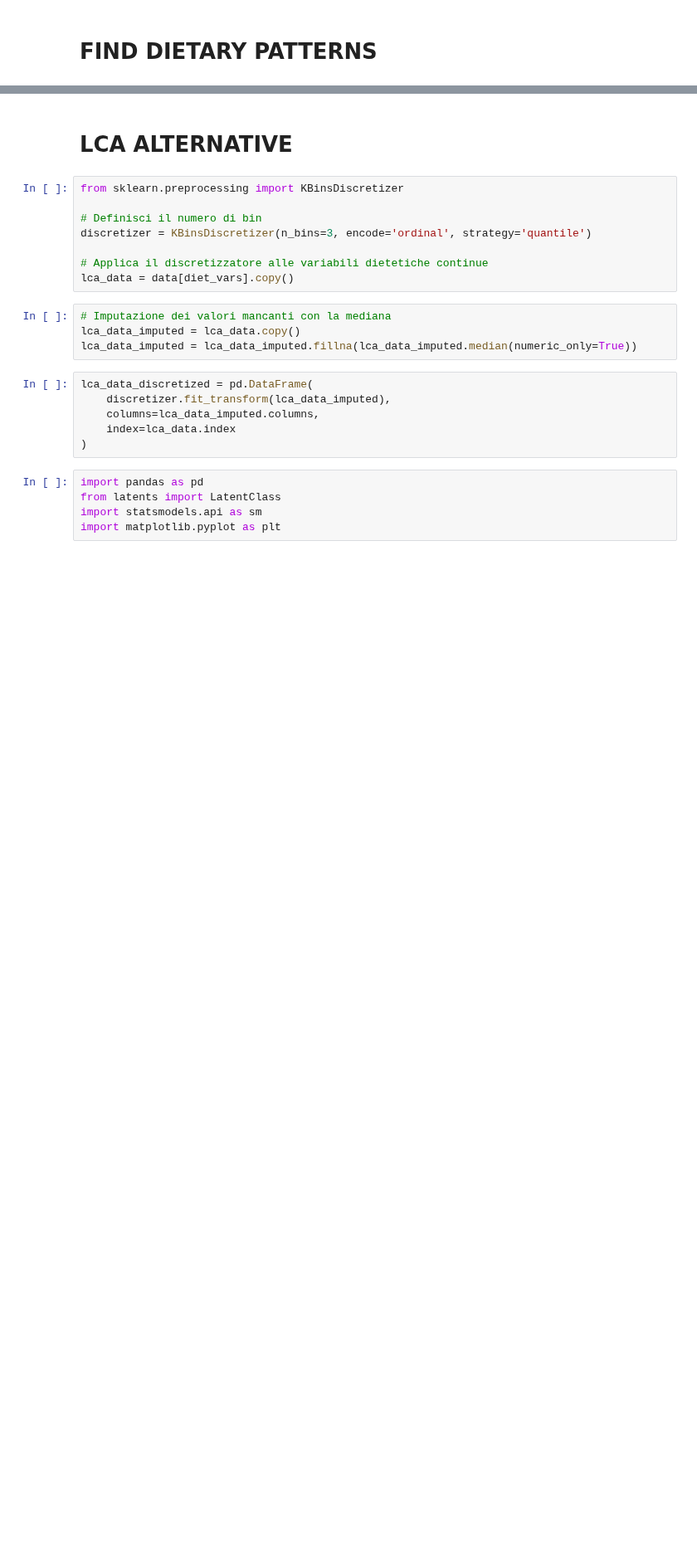
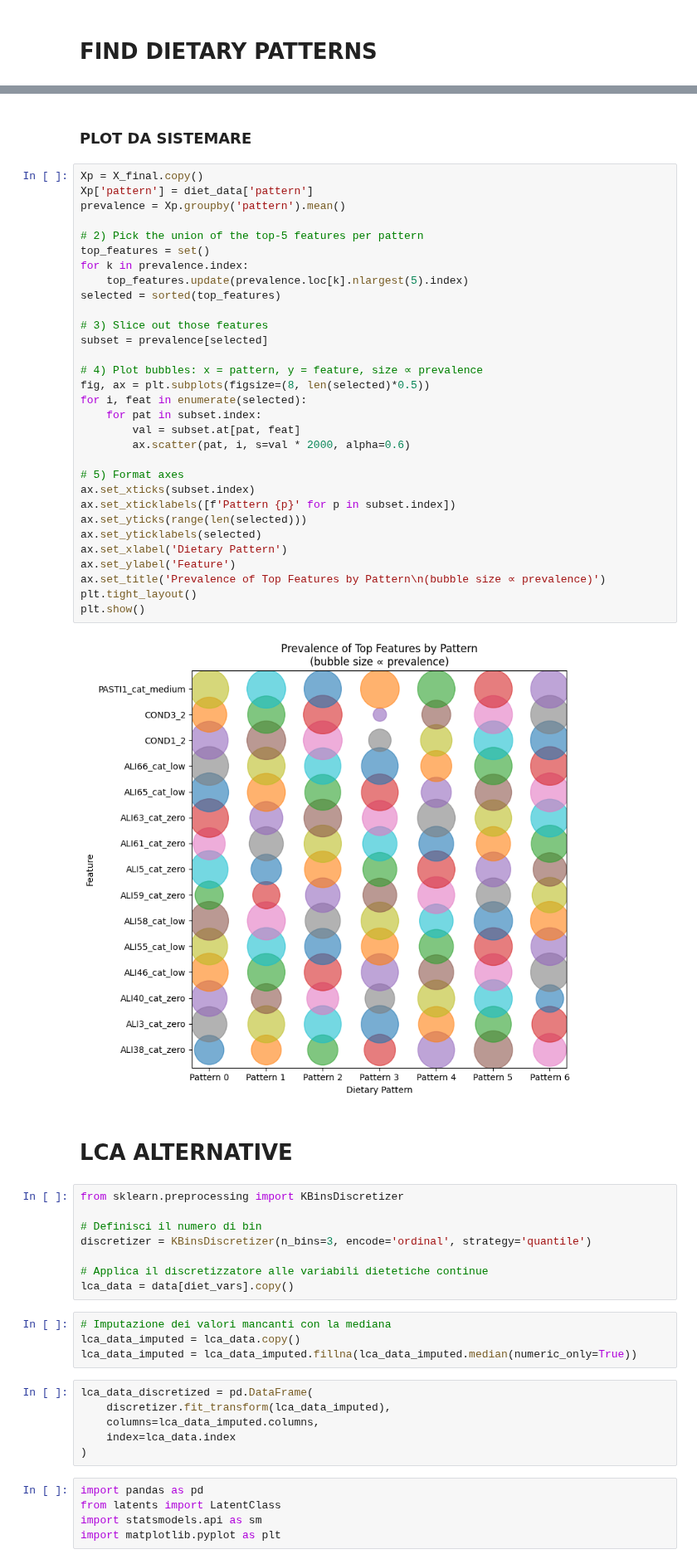
Before and after one commit to Paolaloi/EpidemLab, a Jupyter notebook: PL.ipynb, the cells around one changed output, grey strips where cells are left out. Shown at 83% size. Saved outputs shown, nothing was run; the diff lists cells and outputs as text; blank space fills up the shorter version.

```diff
--- a/PL.ipynb
+++ b/PL.ipynb
@@ -1190,3 +1206,38 @@ plt.show()
+# %% [markdown]
+### **PLOT DA SISTEMARE**
+# %%
+Xp = X_final.copy()
+Xp['pattern'] = diet_data['pattern']
+prevalence = Xp.groupby('pattern').mean()
+
+# 2) Pick the union of the top‐5 features per pattern
+top_features = set()
+for k in prevalence.index:
+    top_features.update(prevalence.loc[k].nlargest(5).index)
+selected = sorted(top_features)
+
+# 3) Slice out those features
+subset = prevalence[selected]
+
+# 4) Plot bubbles: x = pattern, y = feature, size ∝ prevalence
+fig, ax = plt.subplots(figsize=(8, len(selected)*0.5))
+for i, feat in enumerate(selected):
+    for pat in subset.index:
+        val = subset.at[pat, feat]
+        ax.scatter(pat, i, s=val * 2000, alpha=0.6)
+
+# 5) Format axes
+ax.set_xticks(subset.index)
+ax.set_xticklabels([f'Pattern {p}' for p in subset.index])
+ax.set_yticks(range(len(selected)))
+ax.set_yticklabels(selected)
+ax.set_xlabel('Dietary Pattern')
+ax.set_ylabel('Feature')
+ax.set_title('Prevalence of Top Features by Pattern\n(bubble size ∝ prevalence)')
+plt.tight_layout()
+plt.show()
+# %% [output]
+[figure, added]
 # %% [markdown]
 # LCA ALTERNATIVE
 # %%
```
Also changed, not shown: parts of 27 cells of this notebook.
